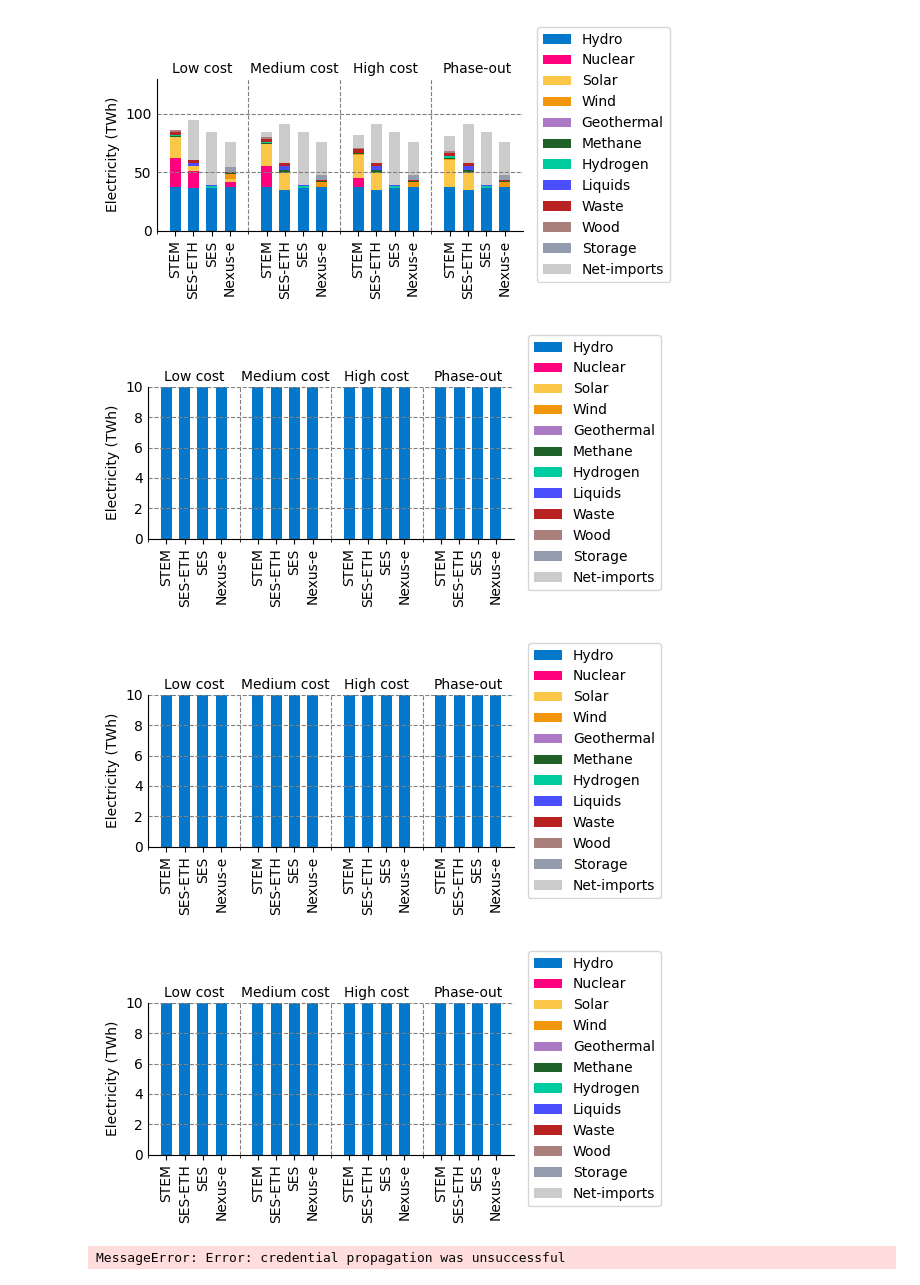
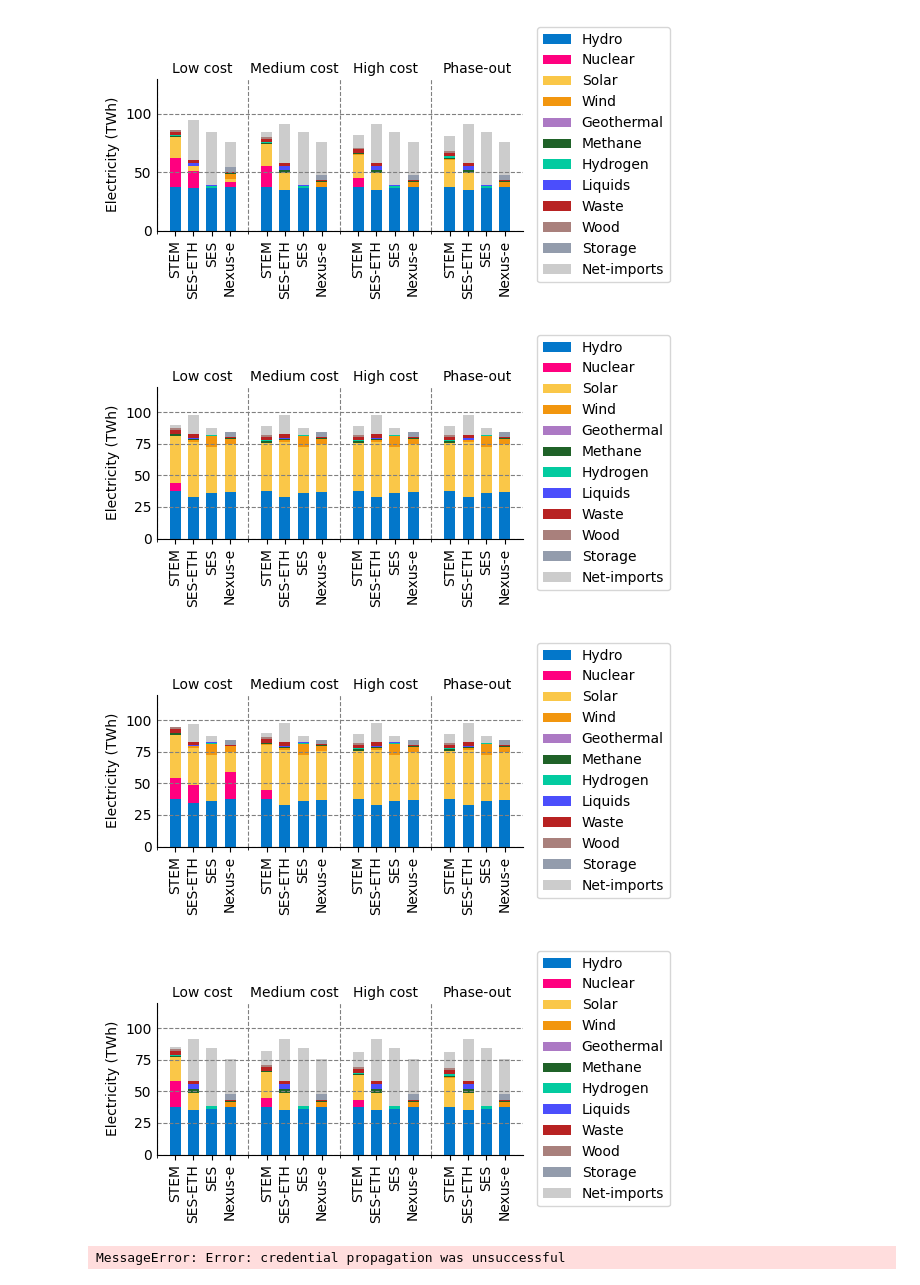
Before and after one commit to rebeccalordan-perret/plots-model-comparison, a Jupyter notebook: cross_comparison_colab.ipynb, the cells around one changed output. Cells and saved outputs as stored; diff of their text form; code cells hidden in the pictures.

```diff
--- a/cross_comparison_colab.ipynb
+++ b/cross_comparison_colab.ipynb
@@ -210,7 +209,7 @@ varList_supply_net = [
 varName = 'electricity_supply'
 listModels = cross_plots.modelsid
 xlabel = 'Electricity (TWh)'
-xmax = 10
+xmax = 120
 fileName = 'elecSupply_tech_net'
 year = 2050
 
@@ -236,36 +235,36 @@ scenario_list={
         ('abroad-nores-low','wacc_8'):'Low cost',
         ('abroad-nores-medium','wacc_8'):'Medium cost',
         ('abroad-nores-high','wacc_8'):'High cost',
         ('abroad-nores-phaseout','wacc_8'):'Phase-out',
 
     },
     }
 
 for name, scenarios in scenario_list.items():
     #cross_plots.plotBarHorizontal(
     cross_plots.plotBarVertical(
         listModelsid=listModels,
         listSce=scenarios,
         varName = varName,
         varList=varList_supply_net,
         year=year,
         scale=1,
         label=xlabel,
         figmax = xmax,
         fileName = fileName+'_'+name+'wacc8',
         invert=False, legend=True, pos_legend={# This puts the legend outside-right for vertical plots
                 "loc": "center left",
                 "bbox_to_anchor": (1.02, 0.5),
                 },
     #    width=5, height=12,
         width=12, height=5,
         group_by="scenario", # 'scenario' or 'model'
         multi=False,          # <--- one plot
     )
 # %% [output]
-[figure, old version]
+[figure, new version]
-[figure, old version]
+[figure, new version]
-[figure, old version]
+[figure, new version]
 # %%
 from google.colab import drive
 drive.mount('/content/drive')
```
Also changed, not shown: parts of 5 cells of this notebook.
